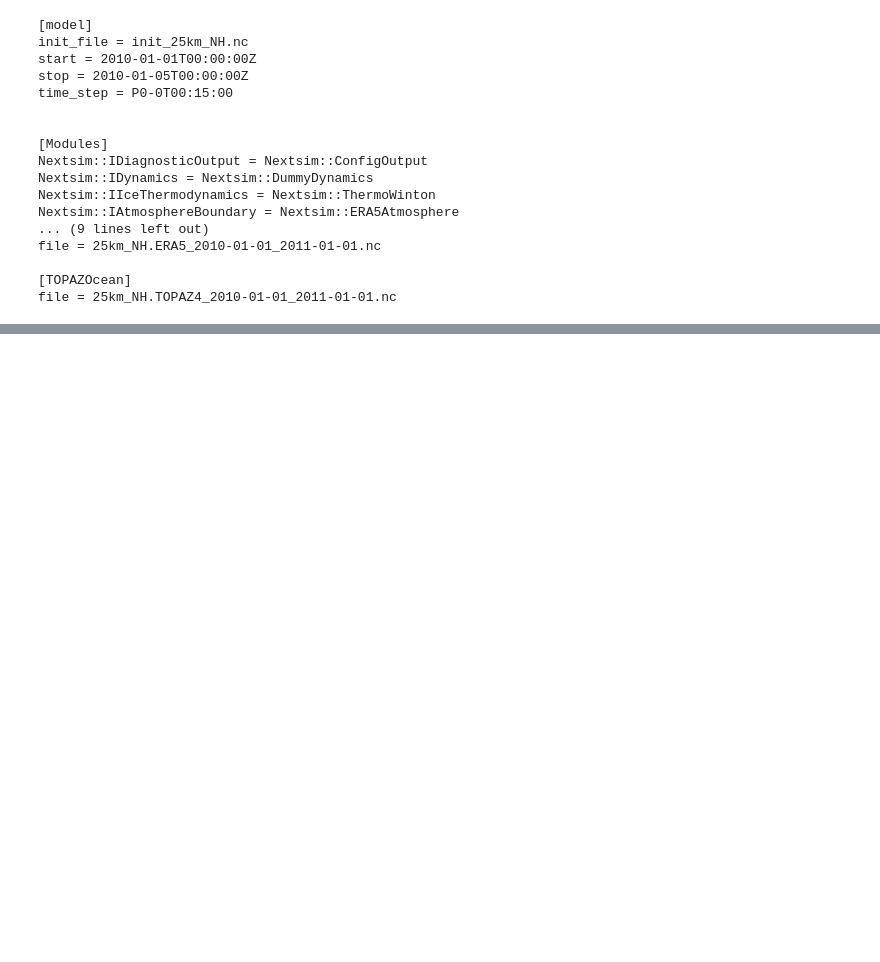
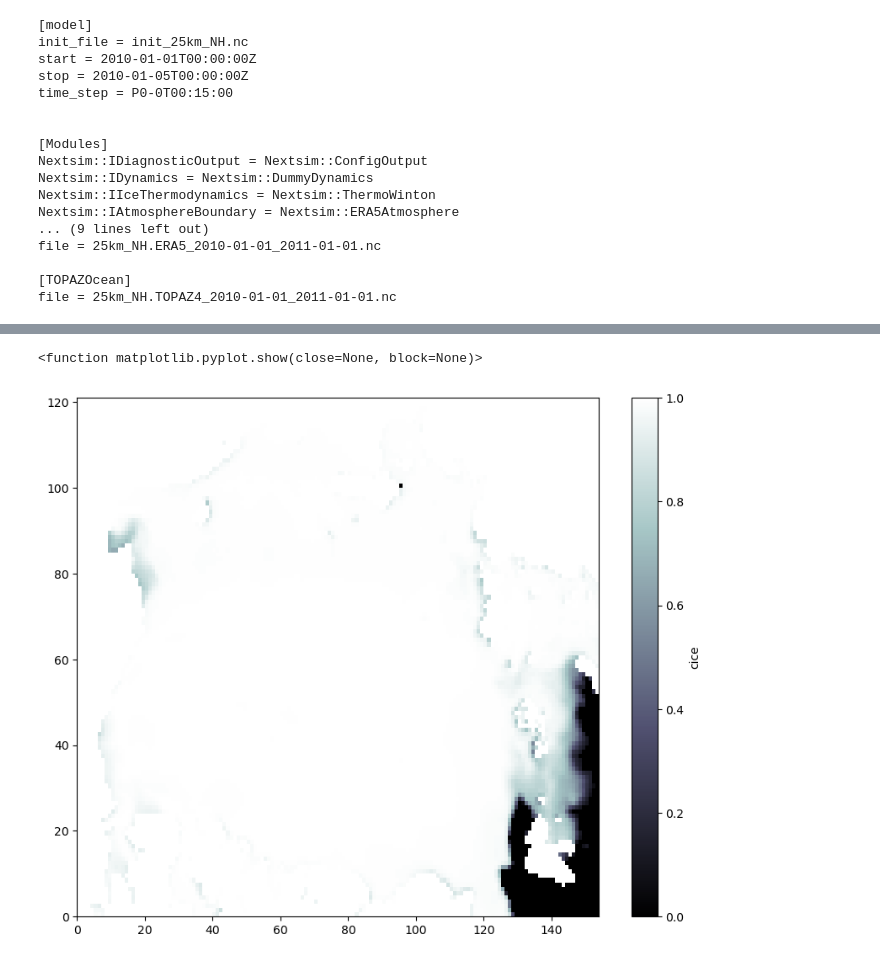
Before and after one commit to stephanieleroux/mySASIPcloudtest, a Jupyter notebook: 2023-06-21_SLX_runnextsimdg.ipynb, the cells around one changed output, grey strips where cells are left out. Cells and saved outputs as stored; diff of their text form; code cells hidden in the pictures; blank space fills up the shorter version.

Commit message:
SLX: added run test and first plot

```diff
--- a/2023-06-21_SLX_runnextsimdg.ipynb
+++ b/2023-06-21_SLX_runnextsimdg.ipynb
@@ -112,0 +126,3 @@ total 16
+# %%
+outputs= xr.open_dataset(dirwo+'/2010_nextsimdg-output.nc',group='data')
+outputs
@@ -112,0 +140,9 @@ total 16
+# %%
+fig,(ax) = plt.subplots(1, 1, figsize=[10, 8],facecolor='w')
+it=0
+p = ax.pcolormesh(outputs.cice.isel(time=it),vmin=0,vmax=1,cmap="bone")
+plt.colorbar(p,label='cice')
+plt.show
+# %% [output]
+<function matplotlib.pyplot.show(close=None, block=None)>
+[figure, added]
```
Also changed, not shown: parts of 7 cells of this notebook.
